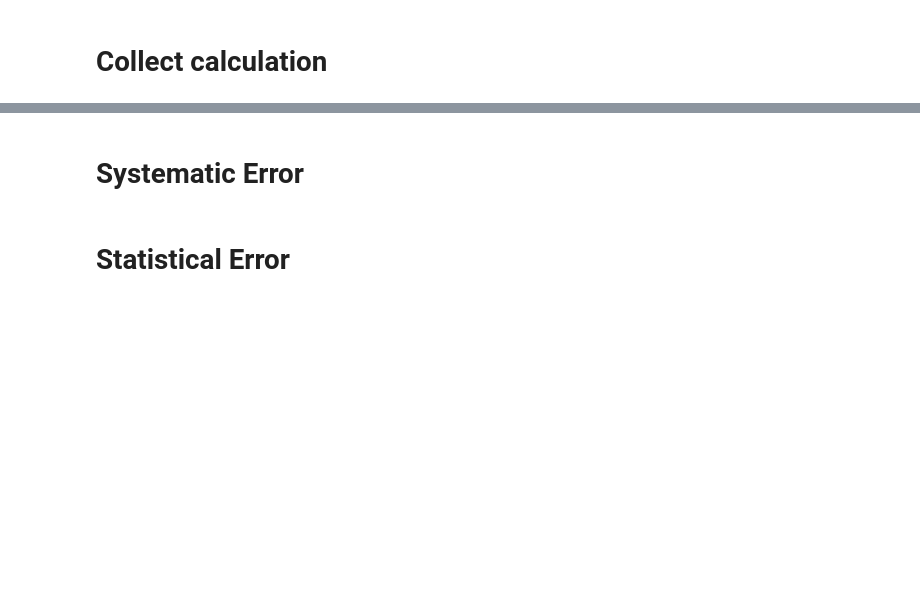
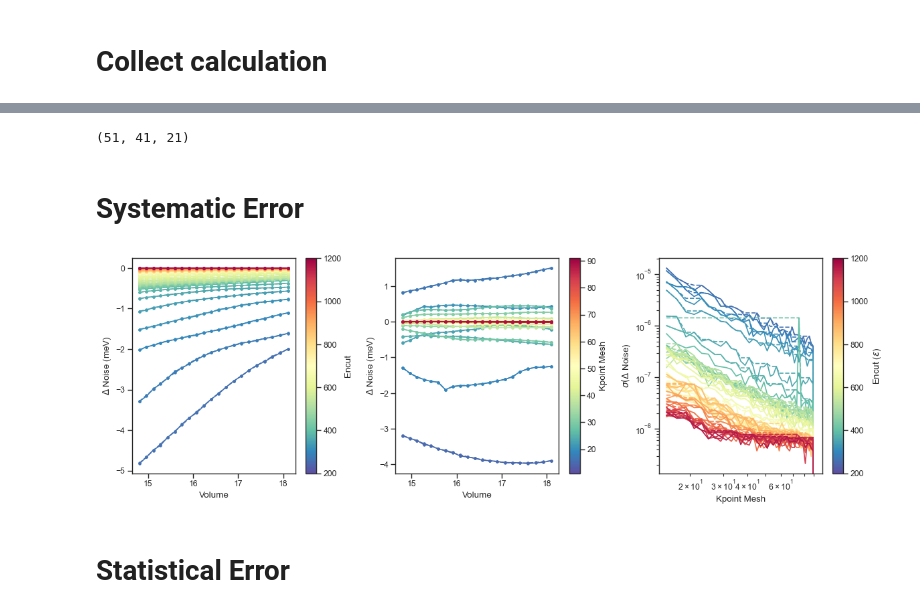
Before and after one commit to pyiron/pyiron-dft-uncertainty, a Jupyter notebook: calculation.ipynb, the cells around one changed output, grey strips where cells are left out. Drawn from its saved outputs; the diff is of its cells as text; code cells hidden in the pictures; blank space fills up the shorter version.

```diff
--- a/calculation.ipynb
+++ b/calculation.ipynb
@@ -131,8 +135,13 @@ if not os.path.exists(df_file_name_pre):
     df_tmp = pytab.get_dataframe()
     df_tmp.to_csv(df_file_name_pre)
 calc_df_pre = pandas.read_csv(df_file_name_pre, index_col=0)
+# %%
+vol_range = [
+    pr_pre.create.structure.ase.bulk(uncertainty_parameter["element"], a=alat).get_volume()
+    for alat in alat_ten_space
+]
 # %%
-vol_lst, eng_lst = read_from_df(df=calc_df_pre, encut=encut_space[-1], kpoint=kpoint_space[-1], vol_space=vol_range)
+vol_lst, eng_lst, el_conv_lst = read_from_df(df=calc_df_pre, encut=encut_space[-1], kpoint=kpoint_space[-1], vol_space=vol_range)
 # %%
 degree_pre = 11
 # %%
@@ -204,6 +220,6 @@ encut_space[encut_min], encut_recommended
 # %%
 vol_space = [
-    pr.create_ase_bulk(element, a=alat).get_volume()
+    pr.create.structure.ase.bulk(uncertainty_parameter["element"], a=alat).get_volume()
     for alat in alat_space
 ]
 # %%
@@ -228,10 +244,12 @@ eng_store_mat = np.array(eng_store_lst, dtype=float).reshape(
 )
 # %%
 eng_store_mat.shape
+# %% [output]
+(51, 41, 21)
 # %% [markdown]
 # Systematic Error
 # %%
-kpoint_min_tmp = 2
+kpoint_min = 2
 # %%
 cmap = cm.get_cmap('Spectral').reversed()
 # %%
@@ -252,37 +270,39 @@ axs[0].set_xlabel("Volume")
 axs[0].set_ylabel("$\Delta$ Noise (meV)")
 axs[1].set_xlabel("Volume")
 axs[1].set_ylabel("$\Delta$ Noise (meV)")
 normalize = mcolors.Normalize(vmin=encut_space.min(), vmax=encut_space.max())
 scalarmappaple = cm.ScalarMappable(norm=normalize, cmap=cmap)
 scalarmappaple.set_array(encut_space)
 cbar = f.colorbar(scalarmappaple, ax=axs[0])
 cbar.set_label("Encut")
 normalize = mcolors.Normalize(vmin=kpoint_space.min(), vmax=kpoint_space.max())
 scalarmappaple = cm.ScalarMappable(norm=normalize, cmap=cmap)
 scalarmappaple.set_array(kpoint_space)
 cbar = f.colorbar(scalarmappaple, ax=axs[1])
 cbar.set_label("Kpoint Mesh")
 
 vlen = len(encut_space)
 for i, encut in enumerate(encut_space[encut_min:]):
     std_lst = []
-    for j, kpoint in enumerate(kpoint_space[kpoint_min_tmp:]):
-        ediff = np.array(eng_store_mat)[i+encut_min][-1]-np.array(eng_store_mat)[i+encut_min][j+kpoint_min_tmp]-(np.array(eng_store_mat)[-1][-1]-np.array(eng_store_mat)[-1][j+kpoint_min_tmp])
+    for j, kpoint in enumerate(kpoint_space[kpoint_min:]):
+        ediff = np.array(eng_store_mat)[i+encut_min][-1]-np.array(eng_store_mat)[i+encut_min][j+kpoint_min]-(np.array(eng_store_mat)[-1][-1]-np.array(eng_store_mat)[-1][j+kpoint_min])
         std_lst.append(np.std([v for v in ediff if not np.isnan(v)]))
-    axs[2].plot(kpoint_space[kpoint_min_tmp:], std_lst, color=cmap((i+encut_min)/vlen))
-    axs[2].plot(kpoint_space[kpoint_min_tmp:], shift_lst(std_lst), "--", color=cmap((i+encut_min)/vlen))
+    axs[2].plot(kpoint_space[kpoint_min:], std_lst, color=cmap((i+encut_min)/vlen))
+    axs[2].plot(kpoint_space[kpoint_min:], shift_lst(std_lst), "--", color=cmap((i+encut_min)/vlen))
 axs[2].set_xlabel("Kpoint Mesh")
 axs[2].set_ylabel("$\sigma(\Delta$ Noise)")
 axs[2].set_yscale("log")
 axs[2].set_xscale("log")
 normalize = mcolors.Normalize(vmin=encut_space.min(), vmax=encut_space.max())
 scalarmappaple = cm.ScalarMappable(norm=normalize, cmap=cmap)
 scalarmappaple.set_array(encut_space)
 cbar = f.colorbar(scalarmappaple, ax=axs[2])
 cbar.set_label("Encut ($\epsilon$)")
 
 plt.tight_layout()
 plt.show()
+# %% [output]
+[figure, added]
 # %% [markdown]
 # Statistical Error
 # %%
```
Also changed, not shown: parts of 8 cells of this notebook.
